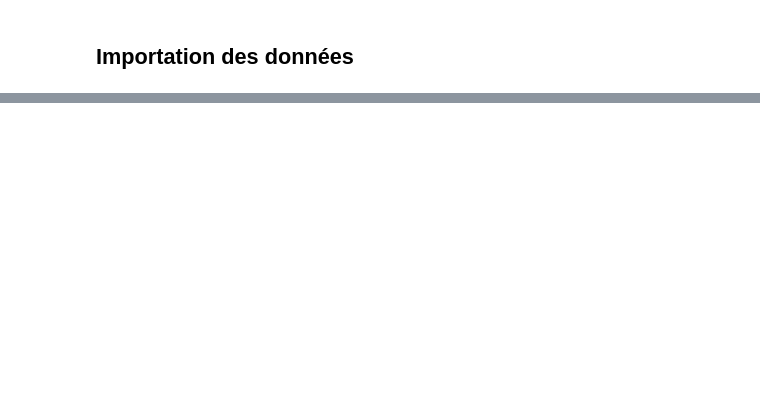
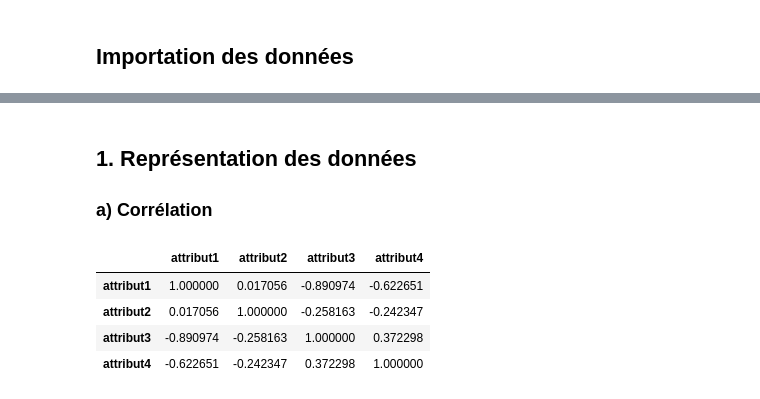
Before and after one commit to T-amairi/IFT870, a Jupyter notebook: TP1.ipynb, the cells around one changed output, grey strips where cells are left out. Saved outputs shown, nothing was run; the diff lists cells and outputs as text; code cells hidden in the pictures; blank space fills up the shorter version.

Commit message:
question 1 : done

```diff
--- a/TP1.ipynb
+++ b/TP1.ipynb
@@ -141,0 +33,14 @@ Accuracy: 25.42%
+# %% [markdown]
+## 1. Représentation des données <a class="anchor" id="question1"></a>
+### a) Corrélation <a class="anchor" id="correlation"></a>
+# %%
+# compute correlation matrix
+corr = data.iloc[:,0:4].corr()
+# print
+corr
+# %% [output]
+|  | attribut1 | attribut2 | attribut3 | attribut4 |
+| attribut1 | 1.000000 | 0.017056 | -0.890974 | -0.622651 |
+| attribut2 | 0.017056 | 1.000000 | -0.258163 | -0.242347 |
+| attribut3 | -0.890974 | -0.258163 | 1.000000 | 0.372298 |
+| attribut4 | -0.622651 | -0.242347 | 0.372298 | 1.000000 |
```
Also changed, not shown: parts of 48 cells of this notebook.
